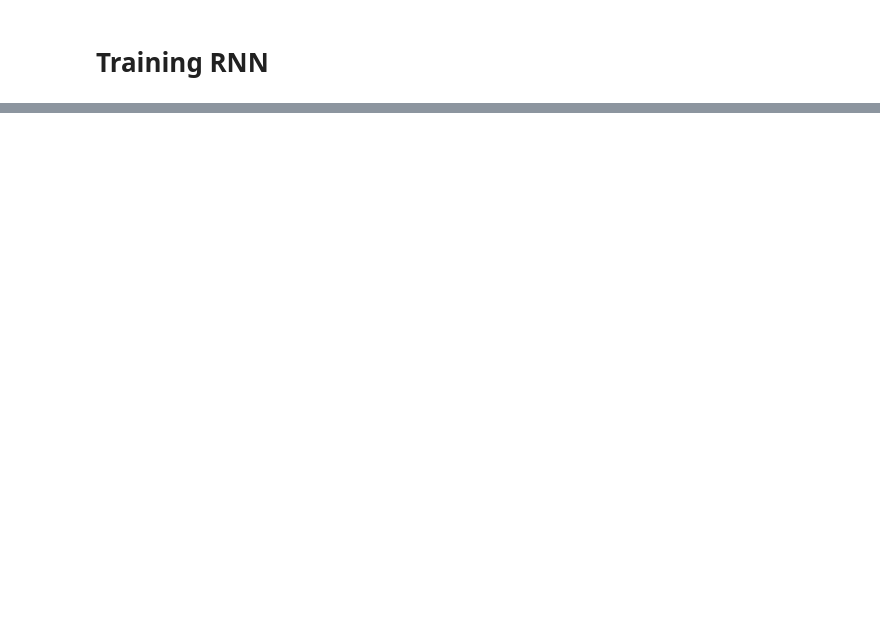
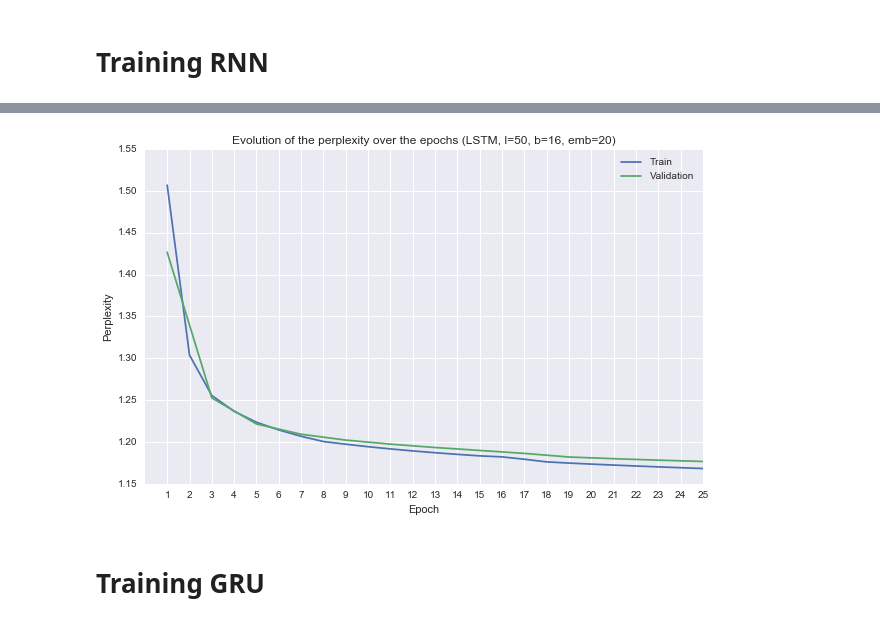
Before and after one commit to eneyi/cs287, a Jupyter notebook: HW4/notebook/Plot.ipynb, the cells around one changed output, grey strips where cells are left out. Saved outputs shown, nothing was run; the diff lists cells and outputs as text; code cells hidden in the pictures; blank space fills up the shorter version.

```diff
--- a/HW4/notebook/Plot.ipynb
+++ b/HW4/notebook/Plot.ipynb
@@ -103,0 +112,5 @@ with h5py.File('log_hyper_embedding.f5','r') as hf:
+# %%
+train_loss = [0.40999359046677,0.26525554284651,0.22752339722576,0.21233982497507,0.20172383091247,0.19419458614932,0.18793614822398,0.18274775433131,0.18005071151586,0.17758307255514,0.17534566218807,0.17335061858939,0.17155007475586,0.16989552580692,0.16835741463583,0.16735650833021,0.16495719005838,0.16227134233296,0.16107603165942,0.16002025257414,0.15902858172604,0.15808955162245,0.15719549394668,0.15633938148774,0.15551462341618]
+# %%
+val_perp = [1.4267066034457   ,
+1.252589419065, 1.2214339281157,   1.2091848838919,   1.2022368029729,   1.1973702355909,   1.1933553148268,   1.1898619072821,   1.1863063299435,   1.1820073811279,   1.1799882336849,   1.1782467302895,   1.1766833547014]
@@ -103,0 +121,15 @@ with h5py.File('log_hyper_embedding.f5','r') as hf:
+# %%
+ig = plt.figure(figsize=(10, 6), dpi=100)
+
+plt.plot(range(1,len(train_loss)+1),np.exp(train_loss), label='Train')
+plt.plot(range(1,len(train_loss)+1,2),val_perp, label='Validation')
+plt.xticks(range(1,len(train_loss)+1))
+plt.title("Evolution of the perplexity over the epochs (LSTM, l=50, b=16, emb=20)")
+plt.ylabel('Perplexity')
+plt.xlabel('Epoch')
+plt.legend()
+plt.show()
+# %% [output]
+[figure, added]
+# %% [markdown]
+# Training GRU
```
Also changed, not shown: parts of 10 cells of this notebook, 14 other files.
